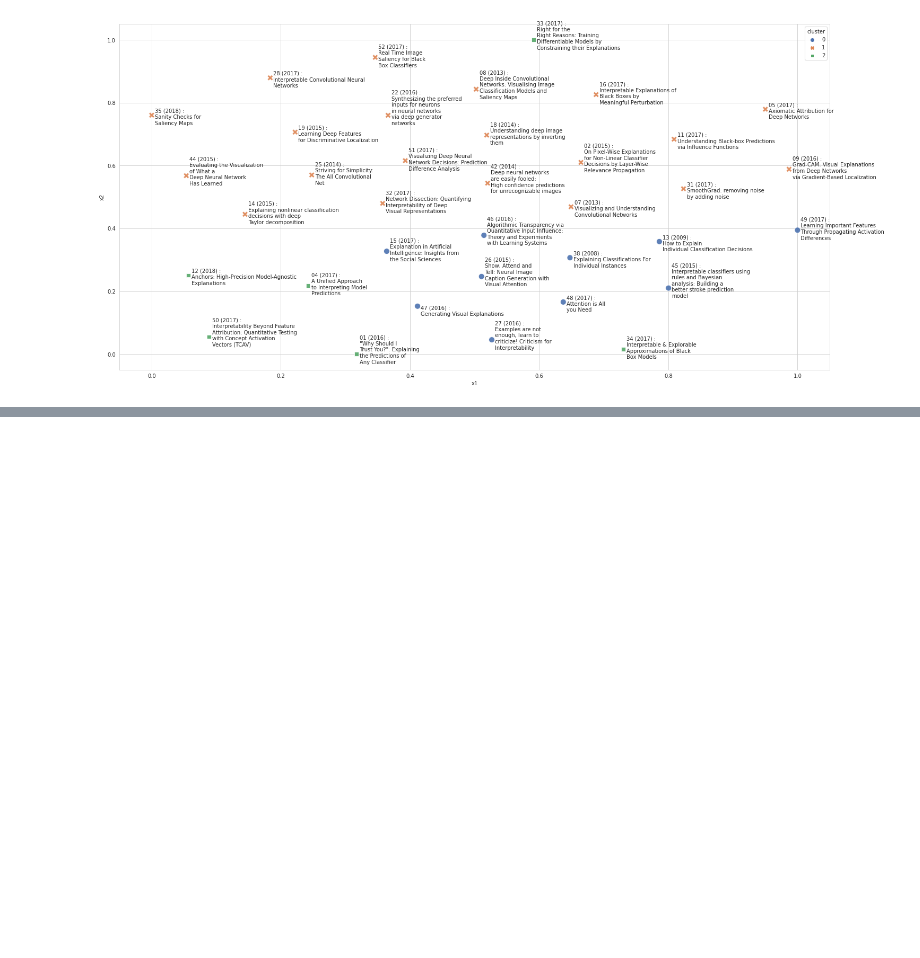
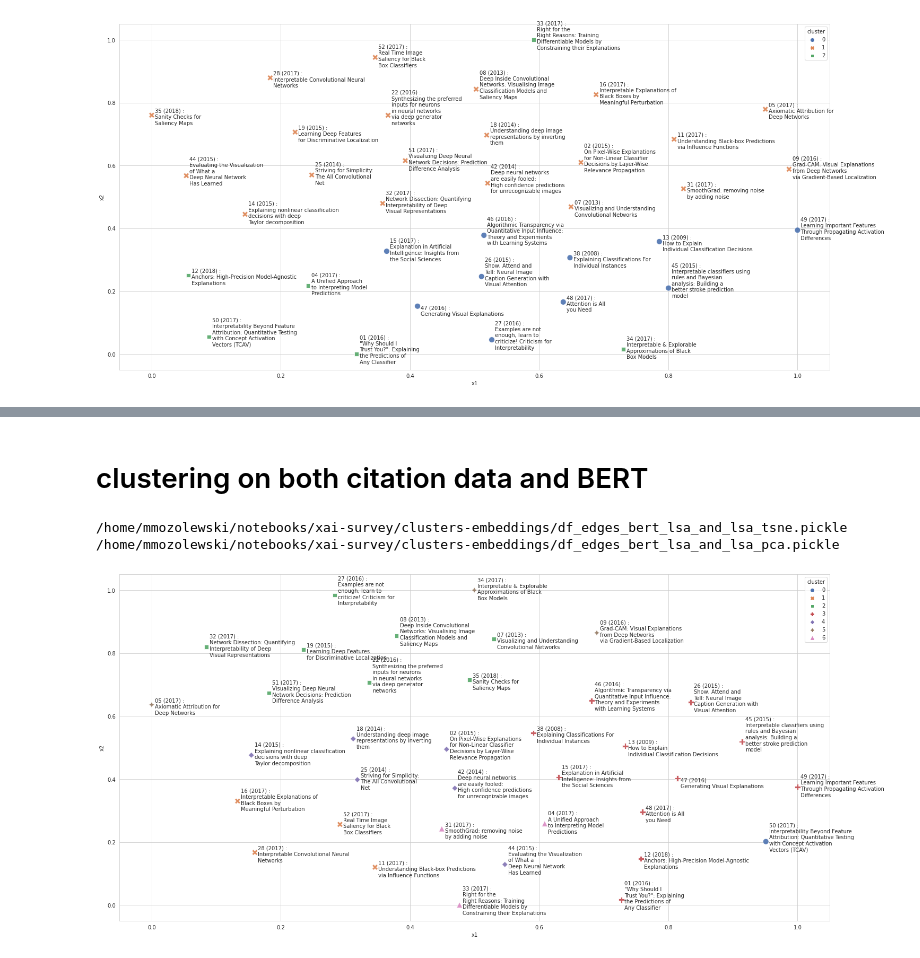
Before and after one commit to mozo64/xai-survey, a Jupyter notebook: src/clustering.ipynb, the cells around one changed output, grey strips where cells are left out. Drawn from its saved outputs; the diff is of its cells as text; code cells hidden in the pictures; blank space fills up the shorter version.

```diff
--- a/src/clustering.ipynb
+++ b/src/clustering.ipynb
@@ -436,3 +436,18 @@ visualise_clusters(df_tsne_bert_lsa)
+# %% [markdown]
+# clustering on both citation data and BERT
+# %%
+df_edges_bert_lsa_and_lsa = pd.concat([df_edges_bert_lsa, df_edges_lsa.loc[:, (df_edges_lsa.columns != 'article_which_cities') & (df_edges_lsa.columns != 'cluster_kmeans')]], axis=1)
+df_edges_bert_lsa_and_lsa = k_means(df_edges_bert_lsa_and_lsa, 'article_which_cities', 7)
+df_edges_bert_lsa_and_lsa_tsne, df_edges_bert_lsa_and_lsa_pca = get_TSNE_and_PCA_embeddings(df_edges_bert_lsa_and_lsa, 'article_which_cities')
+_save_pandas_pickle(df_edges_bert_lsa_and_lsa_tsne, 'df_edges_bert_lsa_and_lsa_tsne', "notebooks/xai-survey/clusters-embeddings")
+_save_pandas_pickle(df_edges_bert_lsa_and_lsa_pca, 'df_edges_bert_lsa_and_lsa_pca', "notebooks/xai-survey/clusters-embeddings")
+
+visualise_clusters(df_edges_bert_lsa_and_lsa_tsne)
+# df_edges_bert_lsa_and_lsa_tsne
+# %% [output]
+/home/mmozolewski/notebooks/xai-survey/clusters-embeddings/df_edges_bert_lsa_and_lsa_tsne.pickle
+/home/mmozolewski/notebooks/xai-survey/clusters-embeddings/df_edges_bert_lsa_and_lsa_pca.pickle
+[figure, added]
 # %%
 # TODO :
 #  Zamiast BERT - TF-IDF, W2V
```
Also changed, not shown: parts of 2 cells of this notebook.
